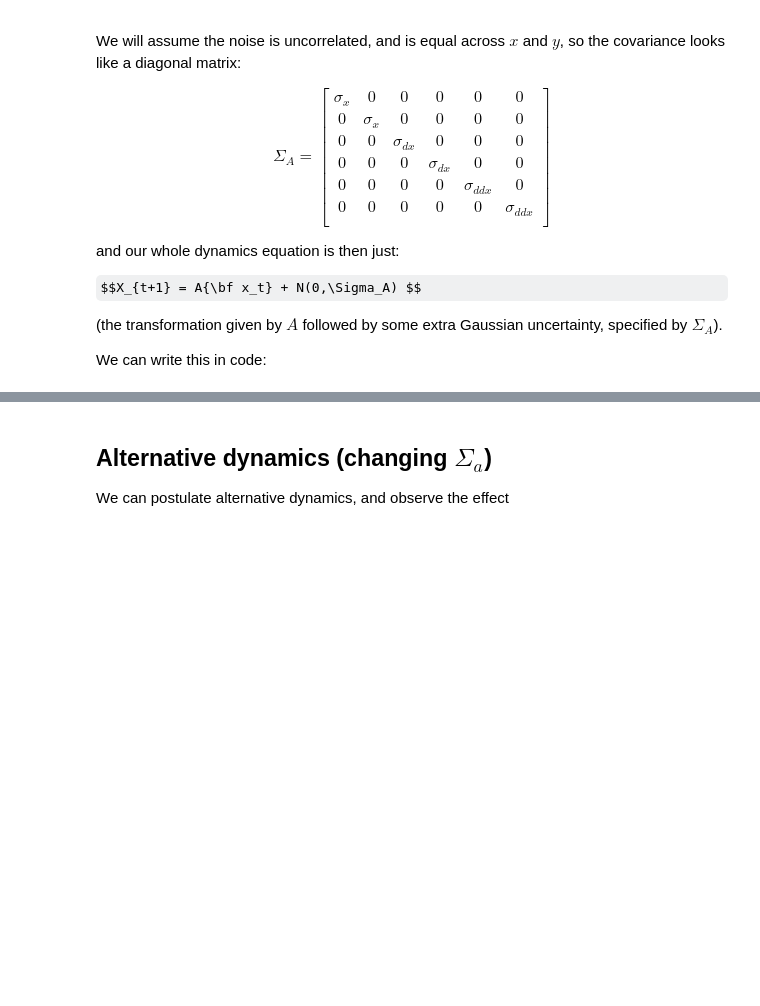
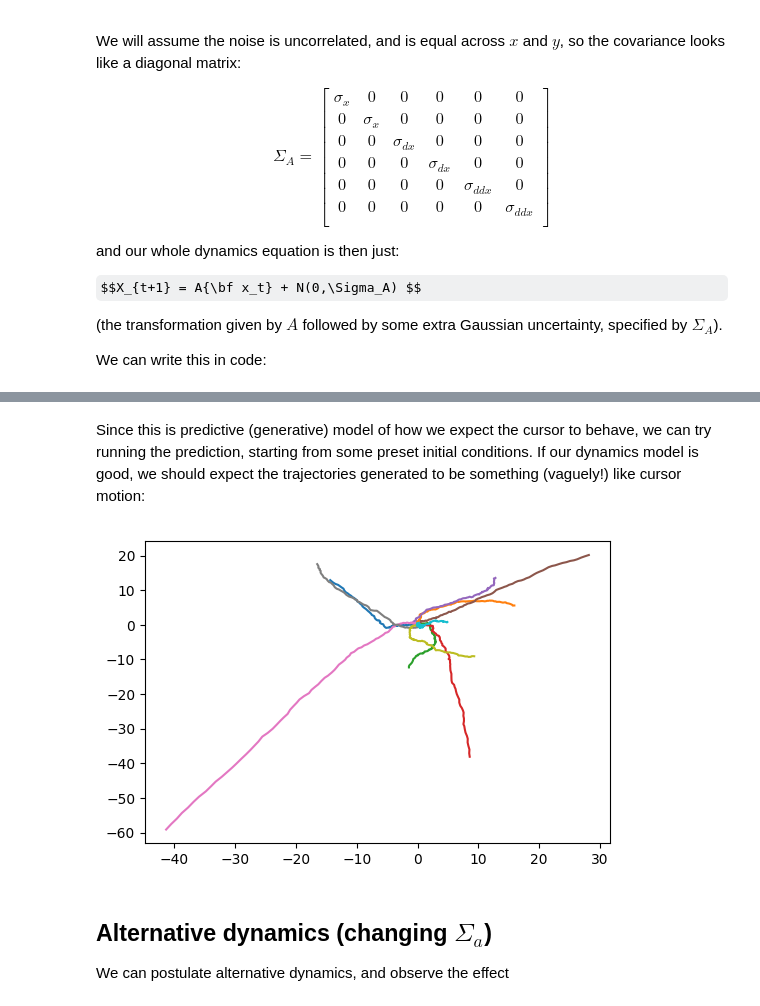
Before and after one commit to johnhw/summerschool2017, a Jupyter notebook: dynamic/kalman_filter.ipynb, the cells around one changed output, grey strips where cells are left out. Drawn from its saved outputs; the diff is of its cells as text; code cells hidden in the pictures; some formulas as TeX source; blank space fills up the shorter version.

```diff
--- a/dynamic/kalman_filter.ipynb
+++ b/dynamic/kalman_filter.ipynb
@@ -279,3 +325,6 @@ def mk_oneuro(*args, **kwargs):
 # %%
-
-n = NoiseCursorDemo(filter=mk_oneuro(freq=1.0, mincutoff=0.001, beta=0.001), noise=30)
+# but with dropout and mistracks, the one euro filter starts to struggle
+n = NoiseCursorDemo(filter=mk_oneuro(freq=1.0, mincutoff=0.001, beta=0.001), noise=30,
+                    jump=0.05, jump_scale=5000,
+                    dropout=[0.04, 0.1])
+%gui tk
@@ -441,12 +503,13 @@ sigma_a = np.diag([sigma_x, sigma_x, sigma_dx, sigma_dx, sigma_ddx, sigma_ddx])
 
 dt = 0.5 # 1 / frame rate in some time units
 dt2 = 0.5 * dt * dt
-A = np.array([[1,0, dt,0, dt2,0],
-     [0,1, 0,dt, 0,dt2],
-     [0,0, 1,0, dt,0],
-     [0,0, 0,1, 0,dt],
-     [0,0, 0,0, 1,0],
-     [0,0, 0,0, 0,1]])
+A = np.array([
+             [1,0,  dt,0, dt2,0],
+             [0,1,  0,dt, 0,dt2],
+             [0,0,  1,0,  dt,0],
+             [0,0,  0,1 , 0,dt],
+             [0,0,  0,0,  1, 0],
+             [0,0,  0,0,  0, 1]])
 print(sigma_a)
 sigma_a *= 0.01
 print(A)
@@ -453,2 +529,4 @@ print(A)
+# %% [markdown]
+Since this is predictive (generative) model of how we expect the cursor to behave, we can try running the prediction, starting from some preset initial conditions. If our dynamics model is good, we should expect the trajectories generated to be something (vaguely!) like cursor motion:
 # %%
 def simple_simulate_dynamics(A, sigma_a, x=None, n=100):
@@ -461,10 +543,15 @@ def simple_simulate_dynamics(A, sigma_a, x=None, n=100):
         xs.append(x)
     return np.array(xs)
 # %%
-# some random walks with these dynamics
-for i in range(10):
-    xs = simple_simulate_dynamics(A, sigma_a)
-    plt.plot(xs[:,0], xs[:,1], '.-')
+# run 10 random walks  with these dynamics
+def trajectory_realisations(A, sigma_a, n=100, walks=10):
+    for i in range(walks):
+        xs = simple_simulate_dynamics(A, sigma_a)
+        plt.plot(xs[:,0], xs[:,1], '-', markersize=2)
+
+trajectory_realisations(A, sigma_a)
+# %% [output]
+[figure, added]
 # %% [markdown]
 ## Alternative dynamics (changing $\Sigma_a$)
 We can postulate alternative dynamics, and observe the effect
```
Also changed, not shown: parts of 54 cells of this notebook, 2 other files.
